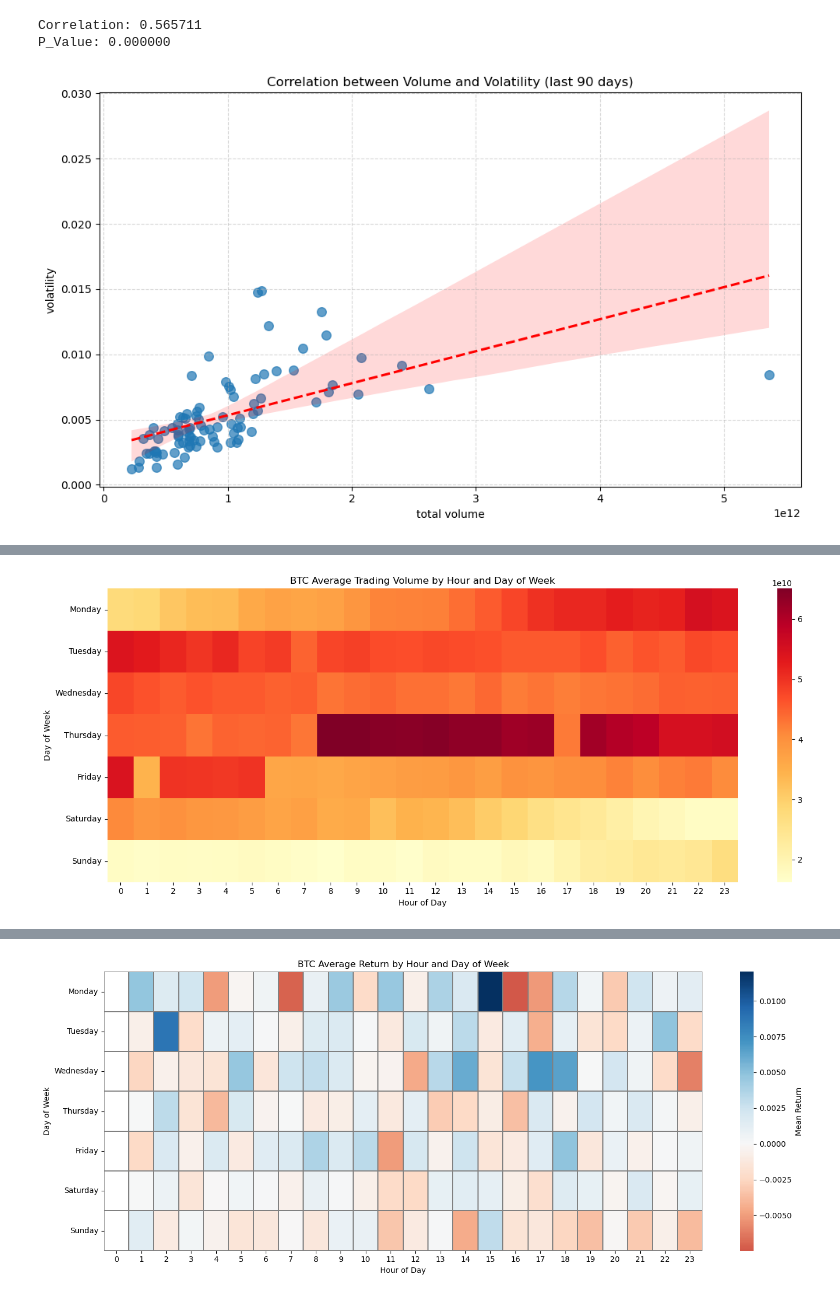
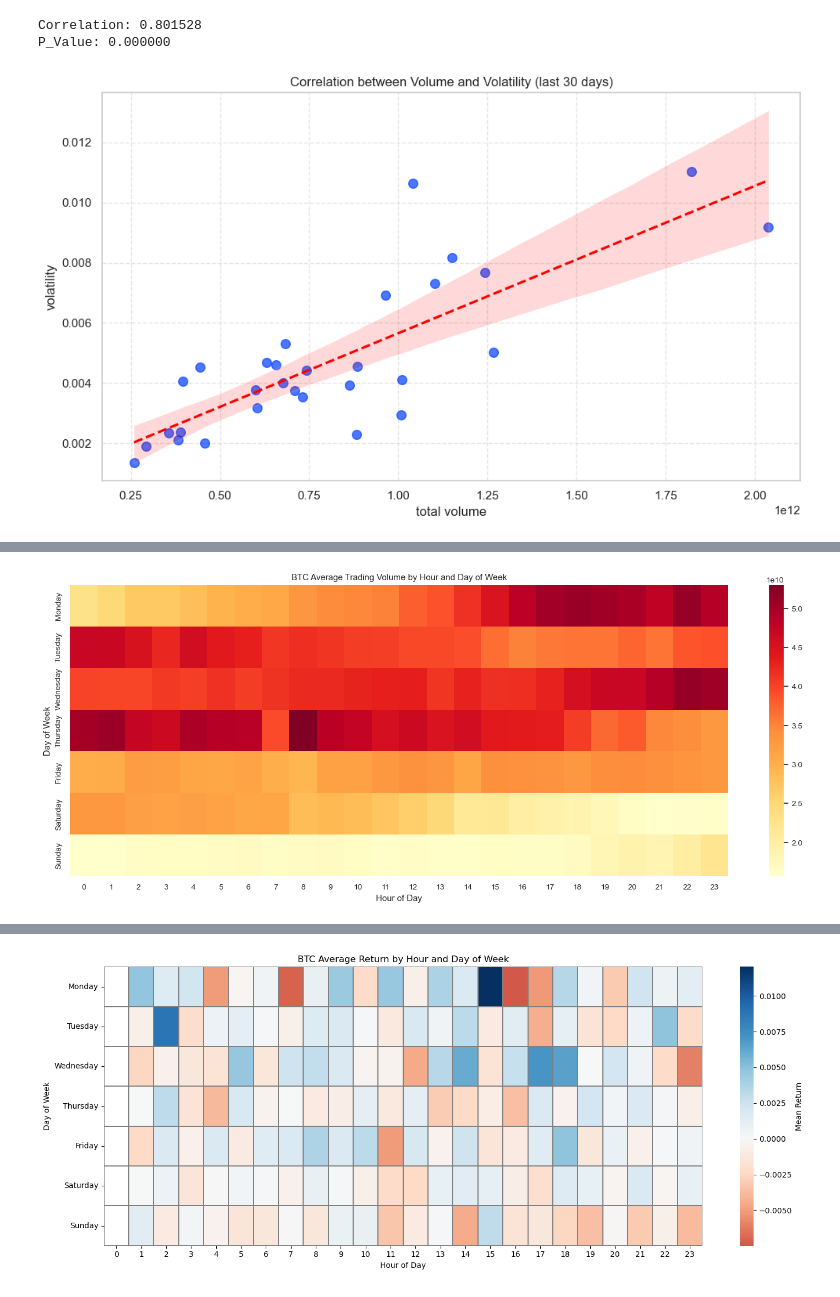
Before and after one commit to moyu1011-hka/hausarbeit-info2, a Jupyter notebook: test_coingecko_with_jupyter.ipynb, the cells around one changed output, grey strips where cells are left out. Saved outputs shown, nothing was run; the diff lists cells and outputs as text; code cells hidden in the pictures.

```diff
--- a/test_coingecko_with_jupyter.ipynb
+++ b/test_coingecko_with_jupyter.ipynb
@@ -219,10 +204,7 @@ plt.show()
 # %%
 #Correlation of Volume and Volatility
 
-days = 90
-
-response = requests.get(url, params=params, headers=headers)
-data = response.json()
+days = 30
 
 #extracting price data
 prices = load_bitcoin_prices(days)
@@ -253,13 +235,13 @@ corr , p_value = pearsonr(full_result['volume'], full_result['volatility'])
 print(f'Correlation: {corr:4f}')
 print(f'P_Value: {p_value:4f}')
 # %% [output]
-Correlation: 0.565711
+Correlation: 0.801528
 P_Value: 0.000000
-[figure, old version]
+[figure, new version]
 # %%
 #heatmap volume by hour and weekday
 
-days = 90
+days = 30
 
 volumes = load_bitcoin_volumes(days)
 volumes['weekday'] = volumes.index.day_name()
@@ -295,4 +277,4 @@ timestamp
-[figure, old version]
+[figure, new version]
 # %%
 #heatmap volatility by hour and weekday
 days = 30
```
Also changed, not shown: parts of 6 cells of this notebook.
